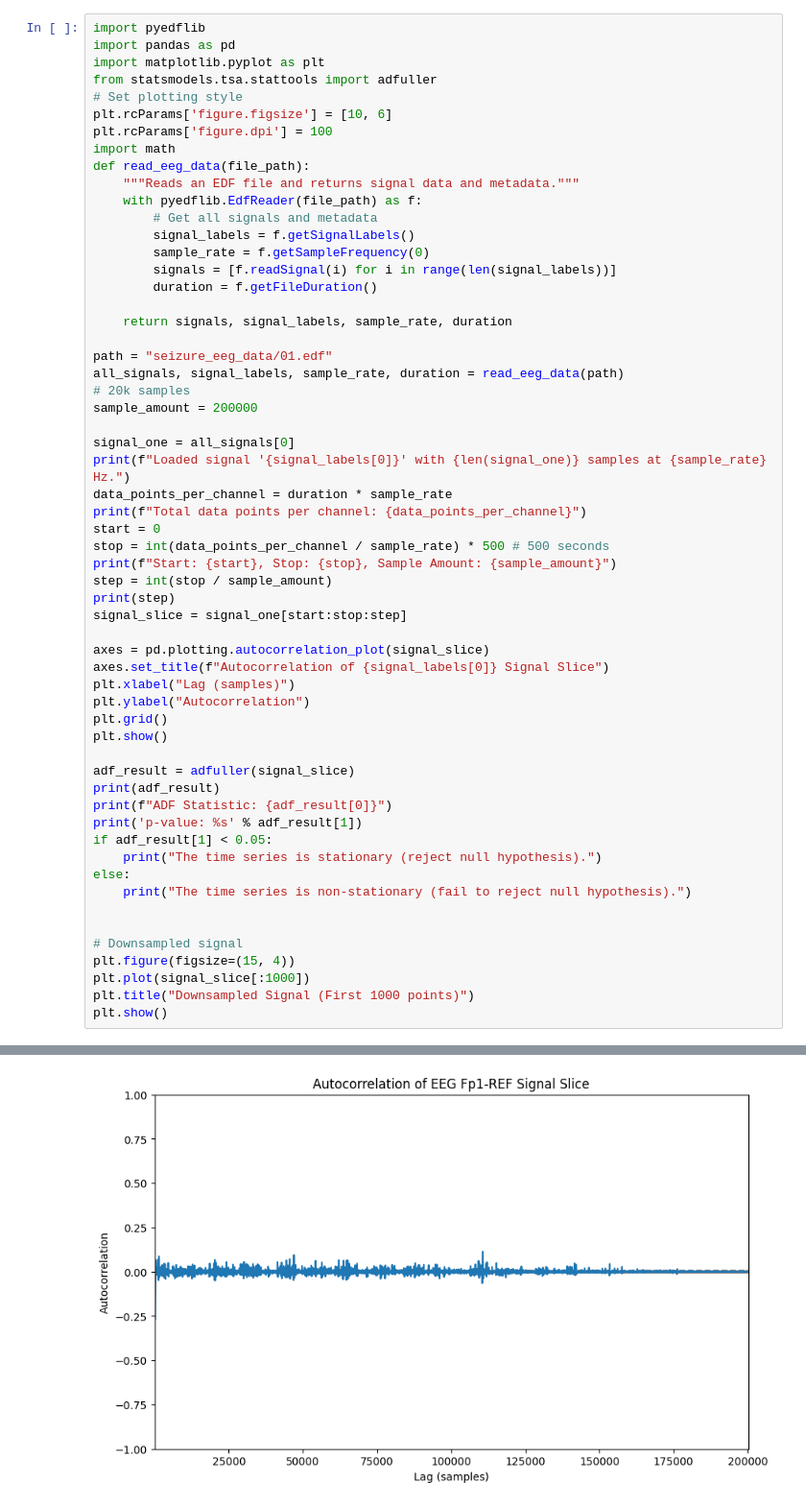
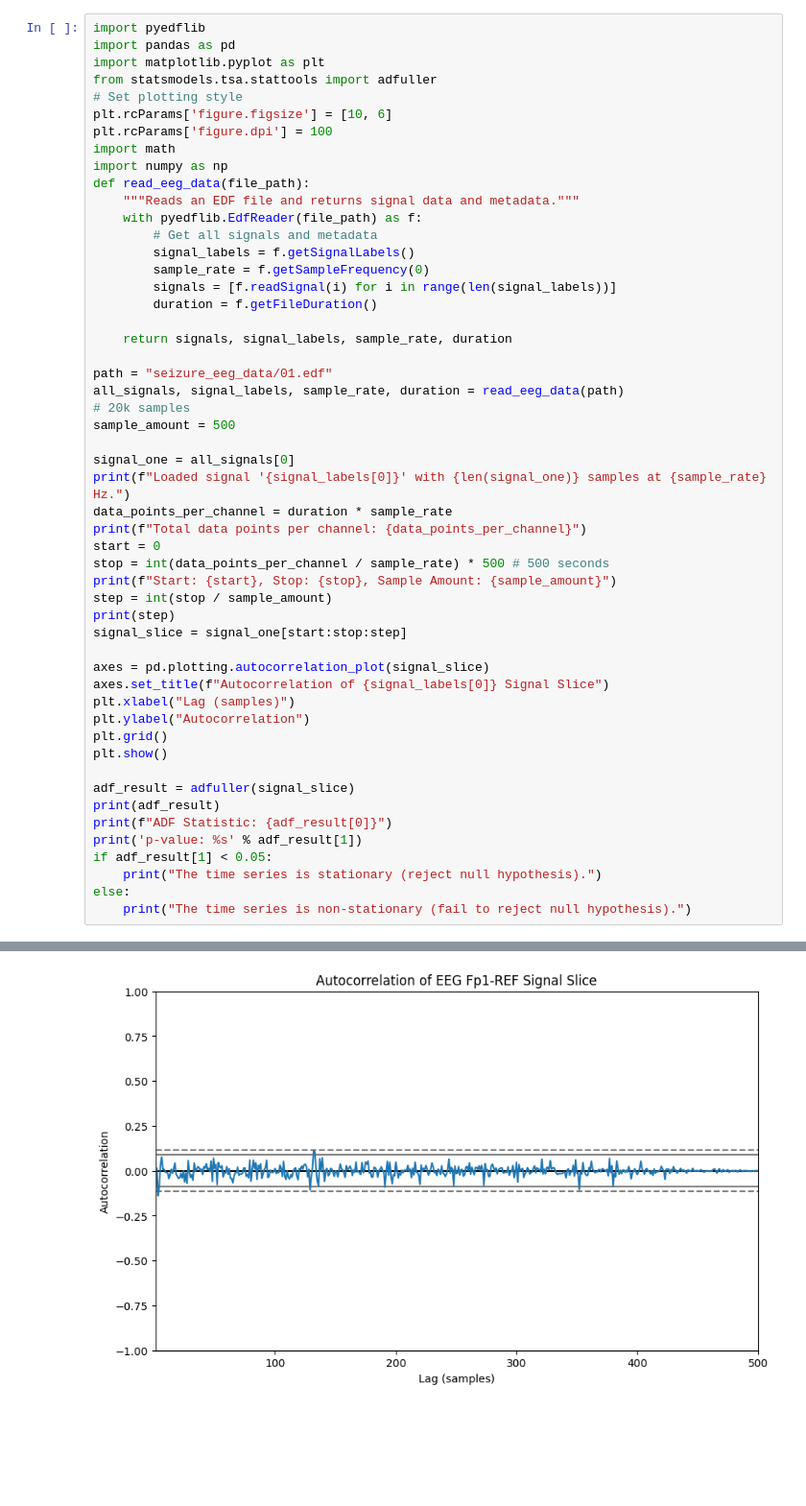
Before and after one commit to Aloxion/summer-school-ai, a Jupyter notebook: main/module3/module_3_-_eeg_&_eplieptic_seizures/task1.ipynb, the cells around one changed output, grey strips where cells are left out. Shown at 96% size. Drawn from its saved outputs; the diff is of its cells as text; blank space fills up the shorter version.

```diff
--- a/main/module3/module_3_-_eeg_&_eplieptic_seizures/task1.ipynb
+++ b/main/module3/module_3_-_eeg_&_eplieptic_seizures/task1.ipynb
@@ -7,6 +7,7 @@ from statsmodels.tsa.stattools import adfuller
 plt.rcParams['figure.figsize'] = [10, 6]
 plt.rcParams['figure.dpi'] = 100
 import math
+import numpy as np
 def read_eeg_data(file_path):
     """Reads an EDF file and returns signal data and metadata."""
     with pyedflib.EdfReader(file_path) as f:
@@ -21,7 +22,7 @@ def read_eeg_data(file_path):
 path = "seizure_eeg_data/01.edf"
 all_signals, signal_labels, sample_rate, duration = read_eeg_data(path)
 # 20k samples
-sample_amount = 200000
+sample_amount = 500
 
 signal_one = all_signals[0]
 print(f"Loaded signal '{signal_labels[0]}' with {len(signal_one)} samples at {sample_rate} Hz.")
@@ -49,13 +50,6 @@ if adf_result[1] < 0.05:
     print("The time series is stationary (reject null hypothesis).")
 else:
     print("The time series is non-stationary (fail to reject null hypothesis).")
-
-
-# Downsampled signal
-plt.figure(figsize=(15, 4))
-plt.plot(signal_slice[:1000])
-plt.title("Downsampled Signal (First 1000 points)")
-plt.show()
 # %% [output]
 Loaded signal 'EEG Fp1-REF' with 3603000 samples at 500.0 Hz.
 Total data points per channel: 3603000.0
@@ -64 +58 @@ Start: 0, Stop: 3603000, Sample Amount: 200000
-[figure, old version]
+[figure, new version]
```
Also changed, not shown: parts of 5 cells of this notebook, 3 other files.
